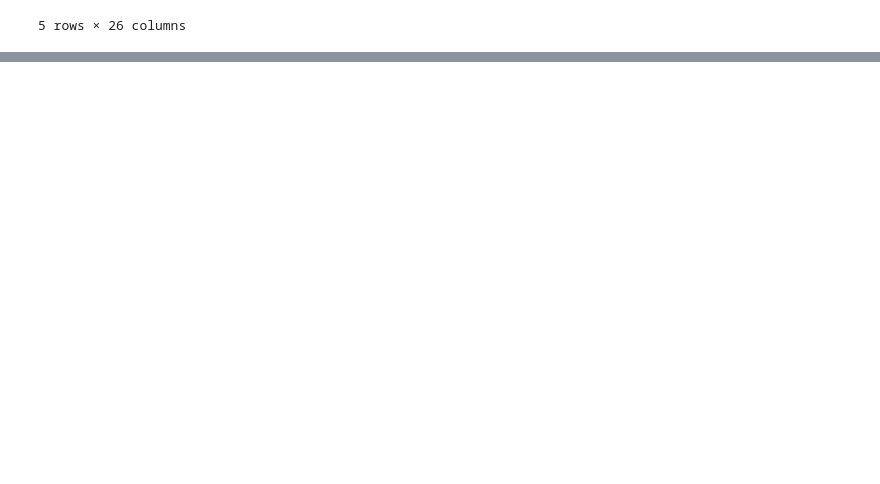
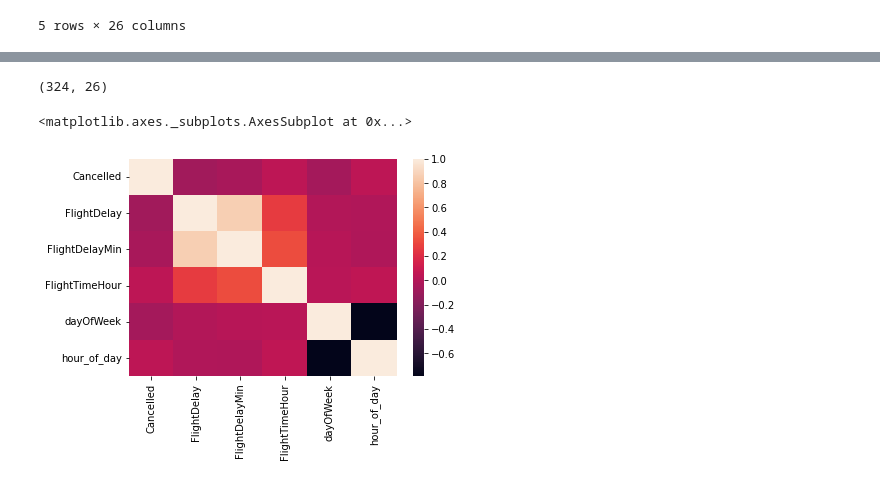
Before and after one commit to nhuyen183/DS-DV-Project, a Jupyter notebook: data_preprocessing.ipynb, the cells around one changed output, grey strips where cells are left out. Drawn from its saved outputs; the diff is of its cells as text; code cells hidden in the pictures; blank space fills up the shorter version.

```diff
--- a/data_preprocessing.ipynb
+++ b/data_preprocessing.ipynb
@@ -514,0 +681,16 @@ data.head()
+# %%
+data.drop_duplicates(keep='first', inplace=True)
+data.shape
+# %% [output]
+(324, 26)
+# %%
+original_train_df, test_df = train_test_split(data, test_size=0.2)
+
+# To be sure we will create a copy for further processing
+train_df = original_train_df.copy()
+# %%
+corr = train_df.corr(method='pearson')
+sns.heatmap(corr)
+# %% [output]
+<matplotlib.axes._subplots.AxesSubplot at 0x...>
+[figure, added]
```
Also changed, not shown: parts of 28 cells of this notebook.
